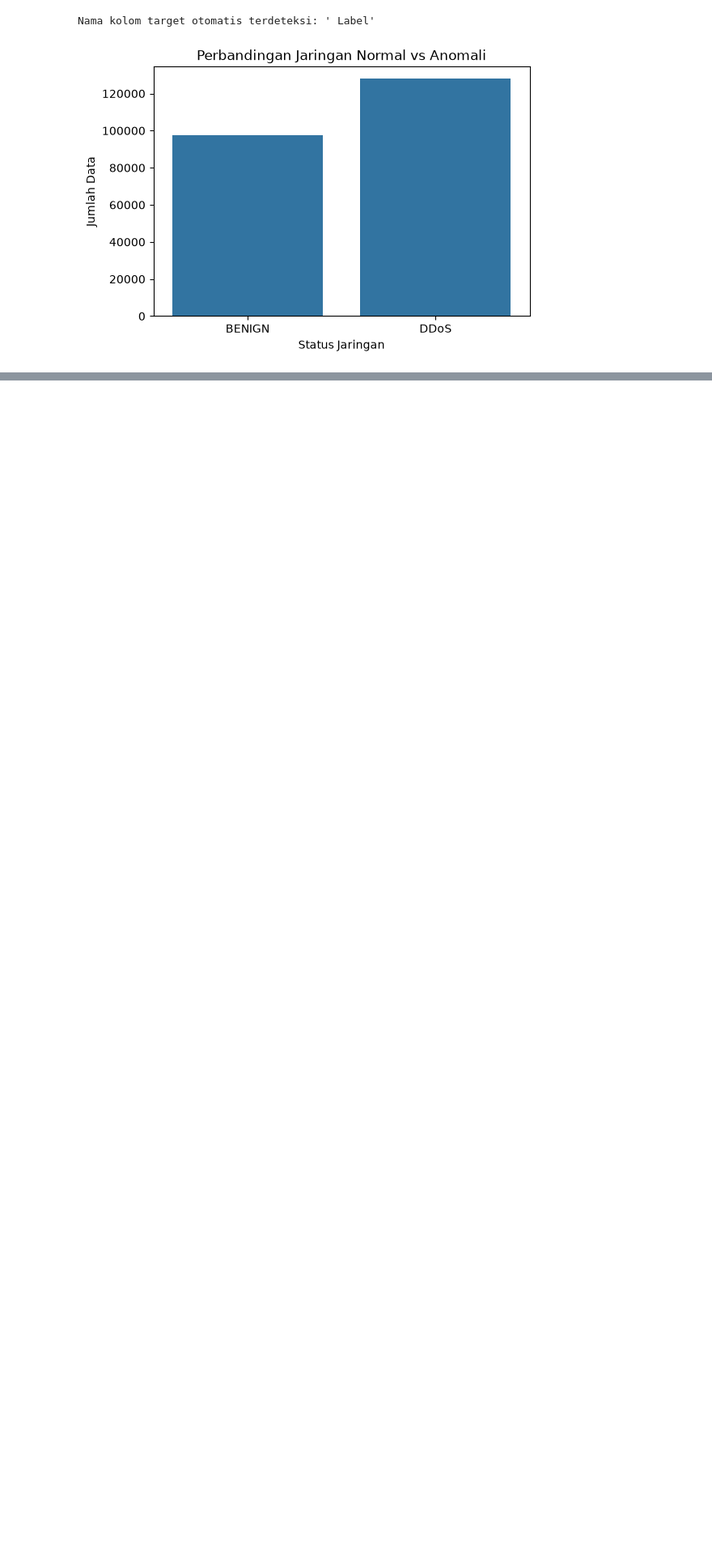
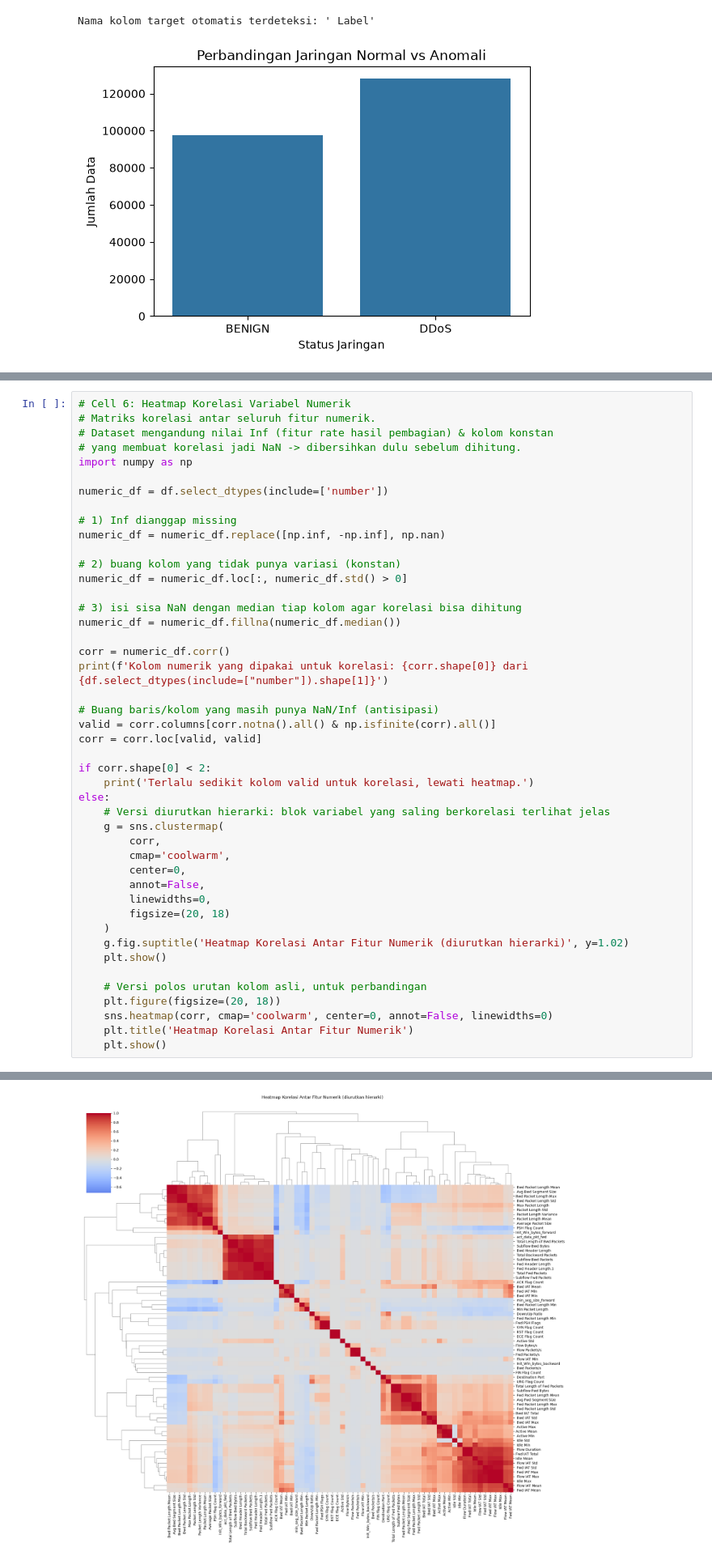
Before and after one commit to yosuaadev/AI_Cyber_Guard, a Jupyter notebook: 00_EDA.ipynb, the cells around one changed output, grey strips where cells are left out. Shown at 81% size. Saved outputs shown, nothing was run; the diff lists cells and outputs as text; blank space fills up the shorter version.

```diff
--- a/00_EDA.ipynb
+++ b/00_EDA.ipynb
@@ -51,0 +74,46 @@ Nama kolom target otomatis terdeteksi: ' Label'
+# %%
+# Cell 6: Heatmap Korelasi Variabel Numerik
+# Matriks korelasi antar seluruh fitur numerik.
+# Dataset mengandung nilai Inf (fitur rate hasil pembagian) & kolom konstan
+# yang membuat korelasi jadi NaN -> dibersihkan dulu sebelum dihitung.
+import numpy as np
+
+numeric_df = df.select_dtypes(include=['number'])
+
+# 1) Inf dianggap missing
+numeric_df = numeric_df.replace([np.inf, -np.inf], np.nan)
+
+# 2) buang kolom yang tidak punya variasi (konstan)
+numeric_df = numeric_df.loc[:, numeric_df.std() > 0]
+
+# 3) isi sisa NaN dengan median tiap kolom agar korelasi bisa dihitung
+numeric_df = numeric_df.fillna(numeric_df.median())
+
+corr = numeric_df.corr()
+print(f'Kolom numerik yang dipakai untuk korelasi: {corr.shape[0]} dari {df.select_dtypes(include=["number"]).shape[1]}')
+
+# Buang baris/kolom yang masih punya NaN/Inf (antisipasi)
+valid = corr.columns[corr.notna().all() & np.isfinite(corr).all()]
+corr = corr.loc[valid, valid]
+
+if corr.shape[0] < 2:
+    print('Terlalu sedikit kolom valid untuk korelasi, lewati heatmap.')
+else:
+    # Versi diurutkan hierarki: blok variabel yang saling berkorelasi terlihat jelas
+    g = sns.clustermap(
+        corr,
+        cmap='coolwarm',
+        center=0,
+        annot=False,
+        linewidths=0,
+        figsize=(20, 18)
+    )
+    g.fig.suptitle('Heatmap Korelasi Antar Fitur Numerik (diurutkan hierarki)', y=1.02)
+    plt.show()
+
+    # Versi polos urutan kolom asli, untuk perbandingan
+    plt.figure(figsize=(20, 18))
+    sns.heatmap(corr, cmap='coolwarm', center=0, annot=False, linewidths=0)
+    plt.title('Heatmap Korelasi Antar Fitur Numerik')
+    plt.show()
+# %% [output]
@@ -51,0 +121 @@ Nama kolom target otomatis terdeteksi: ' Label'
+[figure, added]
```
Also changed, not shown: parts of 2 cells of this notebook.
